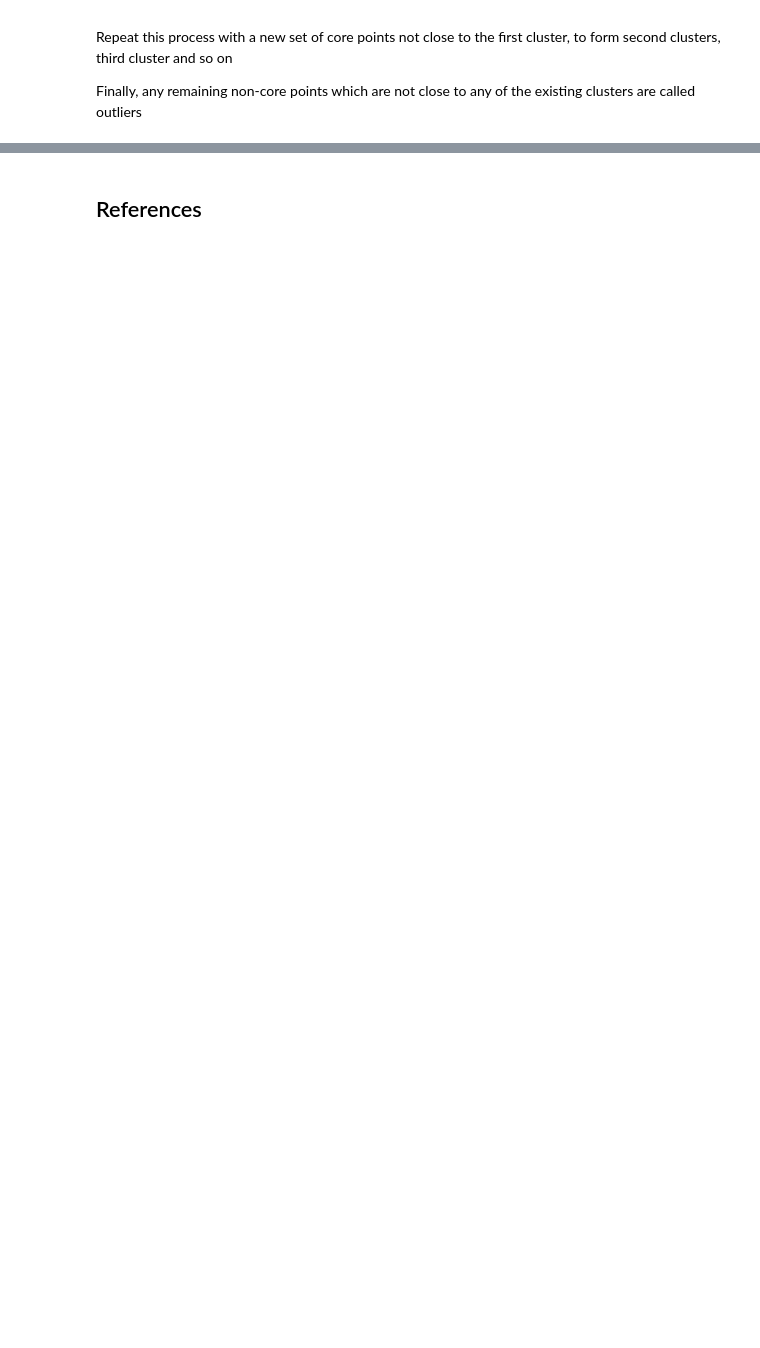
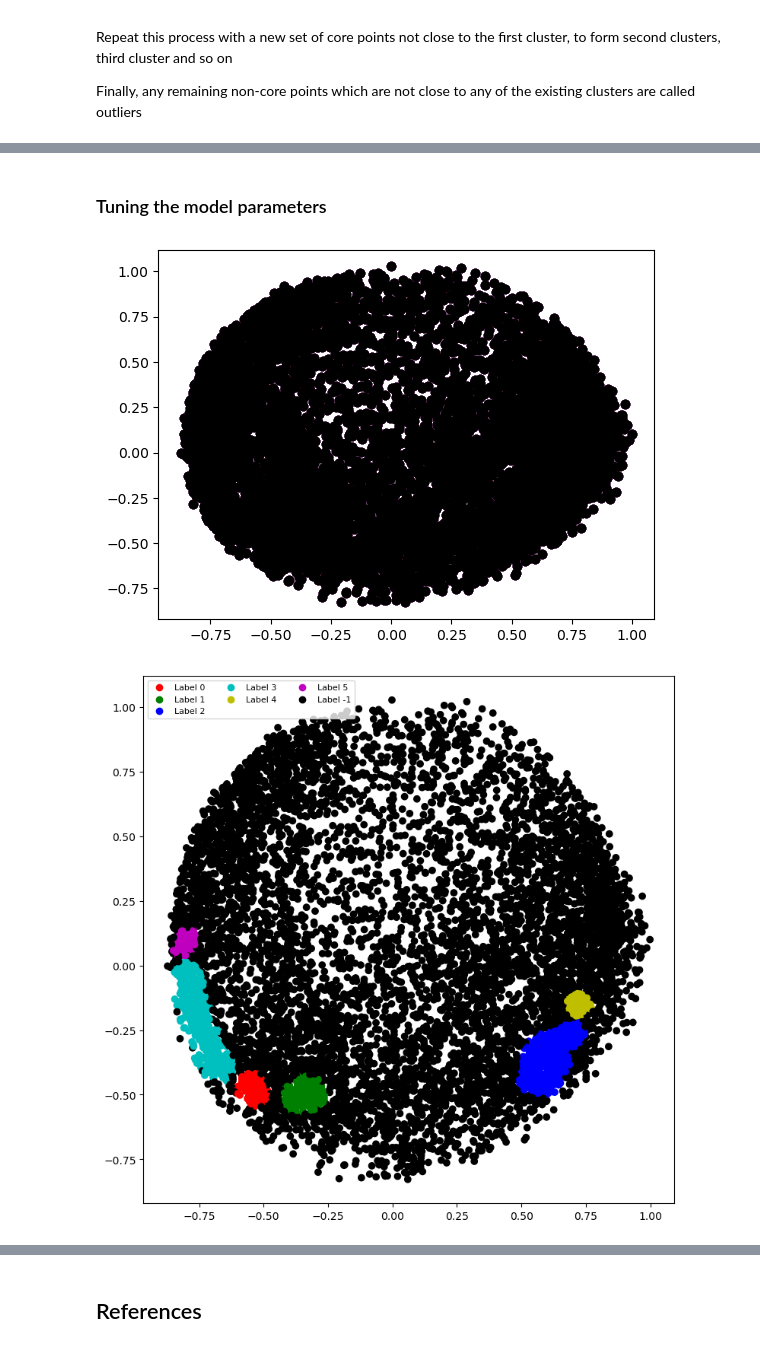
Before and after one commit to kk-swami/ML-implementations, a Jupyter notebook: unsupervised_learning/clustering/dbscan.ipynb, the cells around one changed output, grey strips where cells are left out. Saved outputs shown, nothing was run; the diff lists cells and outputs as text; code cells hidden in the pictures; blank space fills up the shorter version.

```diff
--- a/unsupervised_learning/clustering/dbscan.ipynb
+++ b/unsupervised_learning/clustering/dbscan.ipynb
@@ -72,0 +111,14 @@ Finally, any remaining non-core points which are not close to any of the existin
+# %%
+# Scaling the data to bring all the attributes to a comparable level
+## remove mean and scale to unit variance
+scaler = StandardScaler()
+X_scaled = scaler.fit_transform(X)
+##
+
+# Normalizing the data so that
+# the data approximately follows a Gaussian distribution
+## scales all values by the l2 norm of the dataset (sum of squares)
+X_normalized = normalize(X_scaled)
+
+# Converting the numpy array into a pandas DataFrame
+X_normalized = pd.DataFrame(X_normalized)
@@ -72,0 +196,46 @@ Finally, any remaining non-core points which are not close to any of the existin
+# %% [markdown]
+### Tuning the model parameters
+# %%
+db_default = DBSCAN(eps = 0.0375, min_samples = 50).fit(X_principal)
+labels = db_default.labels_
+
+colours1 = {}
+colours1[0] = 'r'
+colours1[1] = 'g'
+colours1[2] = 'b'
+colours1[3] = 'c'
+colours1[4] = 'y'
+colours1[5] = 'm'
+colours1[-1] = 'k'
+
+cvec = [colours1[label] for label in labels]
+colors = ['r', 'g', 'b', 'c', 'y', 'm', 'k' ]
+
+r = plt.scatter(
+        X_principal['P1'], X_principal['P2'], marker ='o', color = colors[0])
+g = plt.scatter(
+        X_principal['P1'], X_principal['P2'], marker ='o', color = colors[1])
+b = plt.scatter(
+        X_principal['P1'], X_principal['P2'], marker ='o', color = colors[2])
+c = plt.scatter(
+        X_principal['P1'], X_principal['P2'], marker ='o', color = colors[3])
+y = plt.scatter(
+        X_principal['P1'], X_principal['P2'], marker ='o', color = colors[4])
+m = plt.scatter(
+        X_principal['P1'], X_principal['P2'], marker ='o', color = colors[5])
+k = plt.scatter(
+        X_principal['P1'], X_principal['P2'], marker ='o', color = colors[6])
+
+plt.figure(figsize =(9, 9))
+plt.scatter(X_principal['P1'], X_principal['P2'], c = cvec)
+plt.legend((r, g, b, c, y, m, k),
+           ('Label 0', 'Label 1', 'Label 2', 'Label 3', 'Label 4',
+            'Label 5', 'Label -1'),
+           scatterpoints = 1,
+           loc ='upper left',
+           ncol = 3,
+           fontsize = 8)
+plt.show()
+# %% [output]
+[figure, added]
+[figure, added]
```
Also changed, not shown: parts of 18 cells of this notebook.
